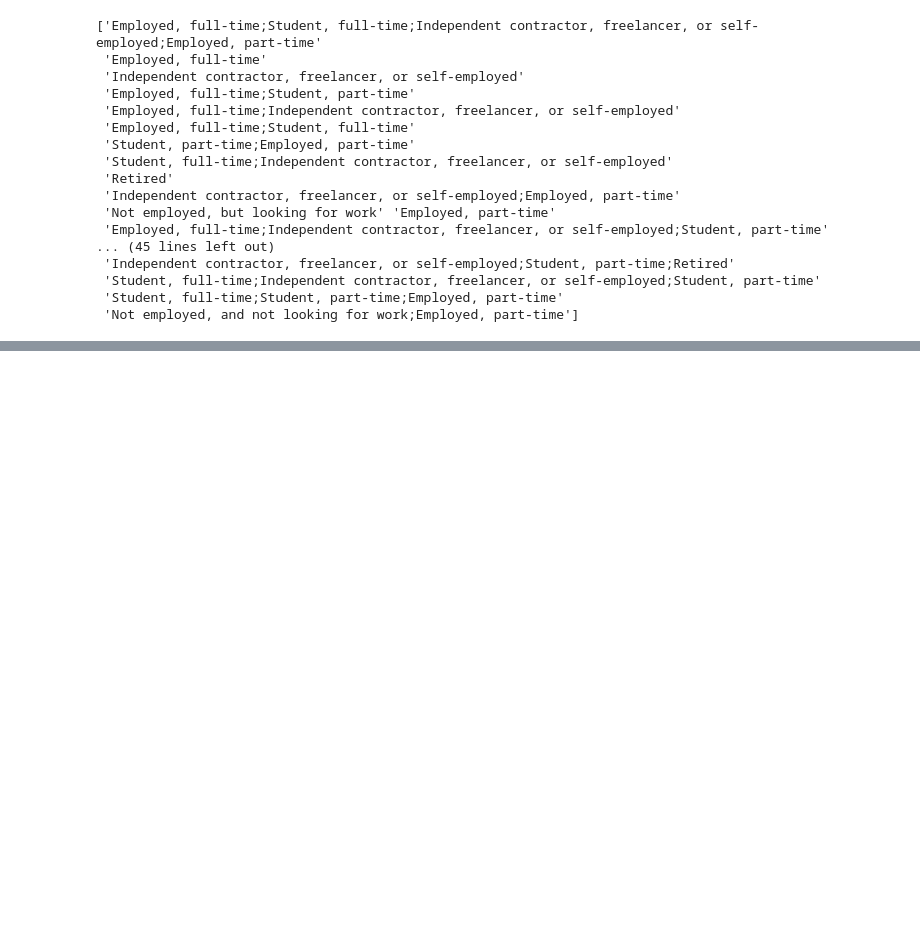
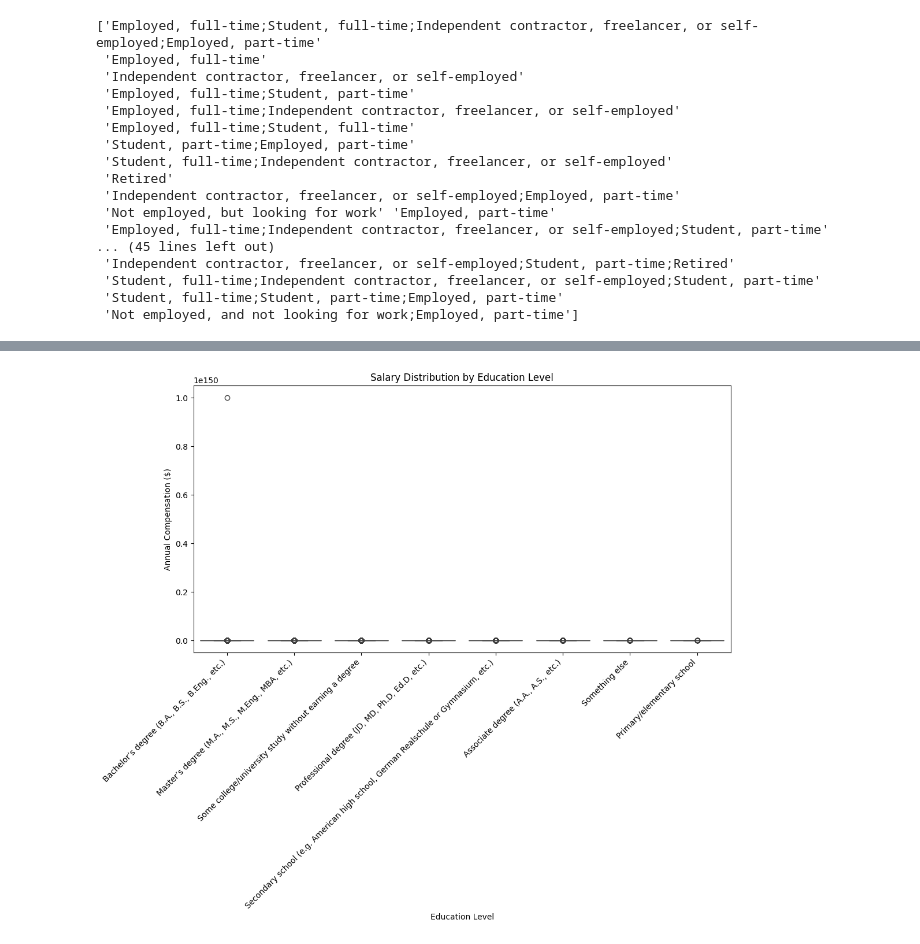
Before and after one commit to kredd10/dataport, a Jupyter notebook: data analysis/dataana1.ipynb, the cells around one changed output, grey strips where cells are left out. Cells and saved outputs as stored; diff of their text form; code cells hidden in the pictures; blank space fills up the shorter version.

```diff
--- a/data analysis/dataana1.ipynb
+++ b/data analysis/dataana1.ipynb
@@ -201,0 +244,12 @@ print(df['Employment'].unique())
+# %%
+# Sample box plot data
+# df['CompTotal'] contains salary data and df['EdLevel'] contains education level data
+plt.figure(figsize=(12, 6))
+sns.boxplot(data=df, x='EdLevel', y='CompTotal', order=education_counts.index)  # Order by existing education level
+plt.title('Salary Distribution by Education Level')
+plt.xlabel('Education Level')
+plt.ylabel('Annual Compensation ($)')
+plt.xticks(rotation=45, ha='right')
+plt.show()
+# %% [output]
+[figure, added]
```
Also changed, not shown: parts of 6 cells of this notebook.
